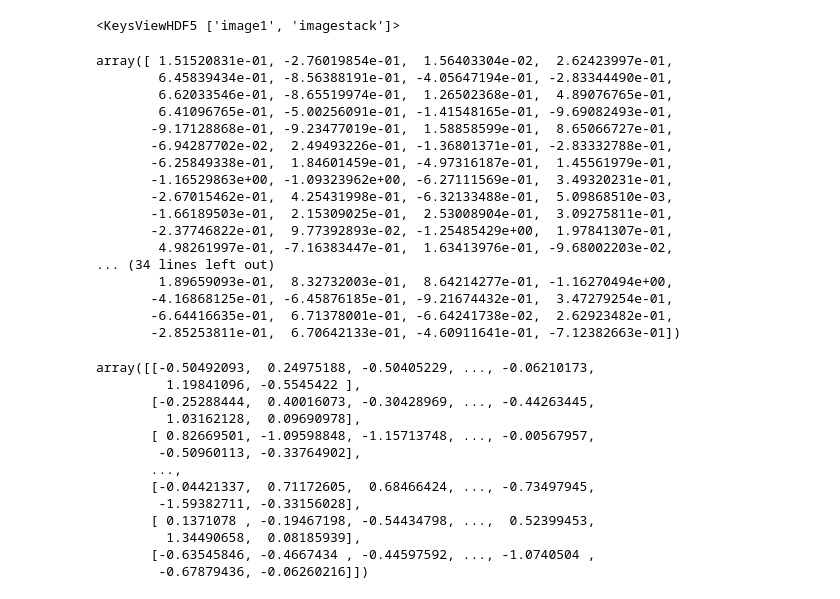
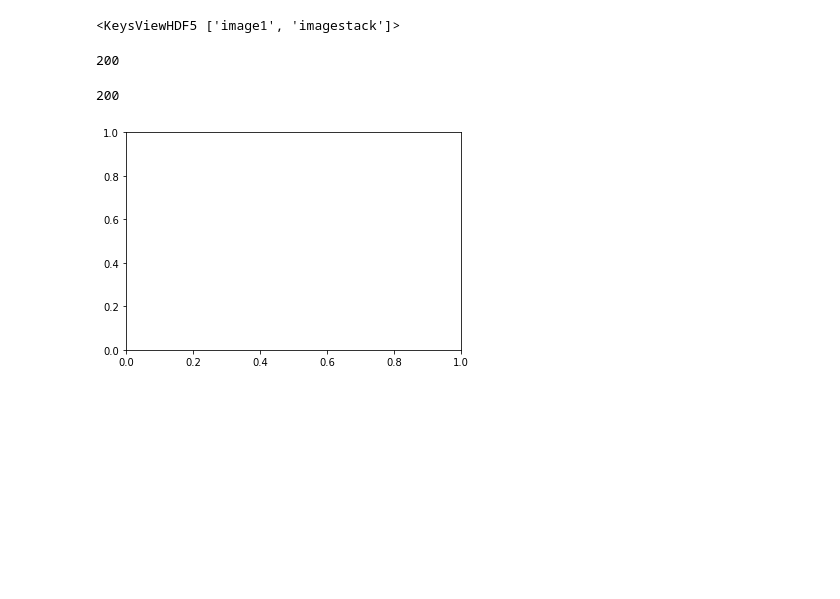
Before and after one commit to tjsuki/PHYS-434, a Jupyter notebook: Lab 4.ipynb, the cells around one changed output. Drawn from its saved outputs; the diff is of its cells as text; code cells hidden in the pictures; blank space fills up the shorter version.

```diff
--- a/Lab 4.ipynb
+++ b/Lab 4.ipynb
@@ -23,40 +62,16 @@ hf.keys()
 <KeysViewHDF5 ['image1', 'imagestack']>
 # %%
 imagedata = np.array(hf.get('image1'))
-# %%
-imagedata[:,12]
-# %% [output]
-array([ 1.51520831e-01, -2.76019854e-01,  1.56403304e-02,  2.62423997e-01,
-        6.45839434e-01, -8.56388191e-01, -4.05647194e-01, -2.83344490e-01,
-        6.62033546e-01, -8.65519974e-01,  1.26502368e-01,  4.89076765e-01,
-        6.41096765e-01, -5.00256091e-01, -1.41548165e-01, -9.69082493e-01,
-       -9.17128868e-01, -9.23477019e-01,  1.58858599e-01,  8.65066727e-01,
-       -6.94287702e-02,  2.49493226e-01, -1.36801371e-01, -2.83332788e-01,
-       -6.25849338e-01,  1.84601459e-01, -4.97316187e-01,  1.45561979e-01,
-       -1.16529863e+00, -1.09323962e+00, -6.27111569e-01,  3.49320231e-01,
-       -2.67015462e-01,  4.25431998e-01, -6.32133488e-01,  5.09868510e-03,
-       -1.66189503e-01,  2.15309025e-01,  2.53008904e-01,  3.09275811e-01,
-       -2.37746822e-01,  9.77392893e-02, -1.25485429e+00,  1.97841307e-01,
-        4.98261997e-01, -7.16383447e-01,  1.63413976e-01, -9.68002203e-02,
-... (34 lines left out)
-        1.89659093e-01,  8.32732003e-01,  8.64214277e-01, -1.16270494e+00,
-       -4.16868125e-01, -6.45876185e-01, -9.21674432e-01,  3.47279254e-01,
-       -6.64416635e-01,  6.71378001e-01, -6.64241738e-02,  2.62923482e-01,
-       -2.85253811e-01,  6.70642133e-01, -4.60911641e-01, -7.12382663e-01])
+# %%
+len(imagedata[:,0])
+# %% [output]
+200
 # %%
 stackdata = np.array(hf.get('imagestack'))
-stackdata[:,0]
+len(stackdata[0,:])
 # %% [output]
-array([[-0.50492093,  0.24975188, -0.50405229, ..., -0.06210173,
-         1.19841096, -0.5545422 ],
-       [-0.25288444,  0.40016073, -0.30428969, ..., -0.44263445,
-         1.03162128,  0.09690978],
-       [ 0.82669501, -1.09598848, -1.15713748, ..., -0.00567957,
-        -0.50960113, -0.33764902],
-       ...,
-       [-0.04421337,  0.71172605,  0.68466424, ..., -0.73497945,
-        -1.59382711, -0.33156028],
-       [ 0.1371078 , -0.19467198, -0.54434798, ...,  0.52399453,
-         1.34490658,  0.08185939],
-       [-0.63545846, -0.4667434 , -0.44597592, ..., -1.0740504 ,
-        -0.67879436, -0.06260216]])
+200
+# %%
+fig, ax = plt.subplots(1, 1)
+# %% [output]
+[figure, added]
```
Also changed, not shown: parts of 9 cells of this notebook.
